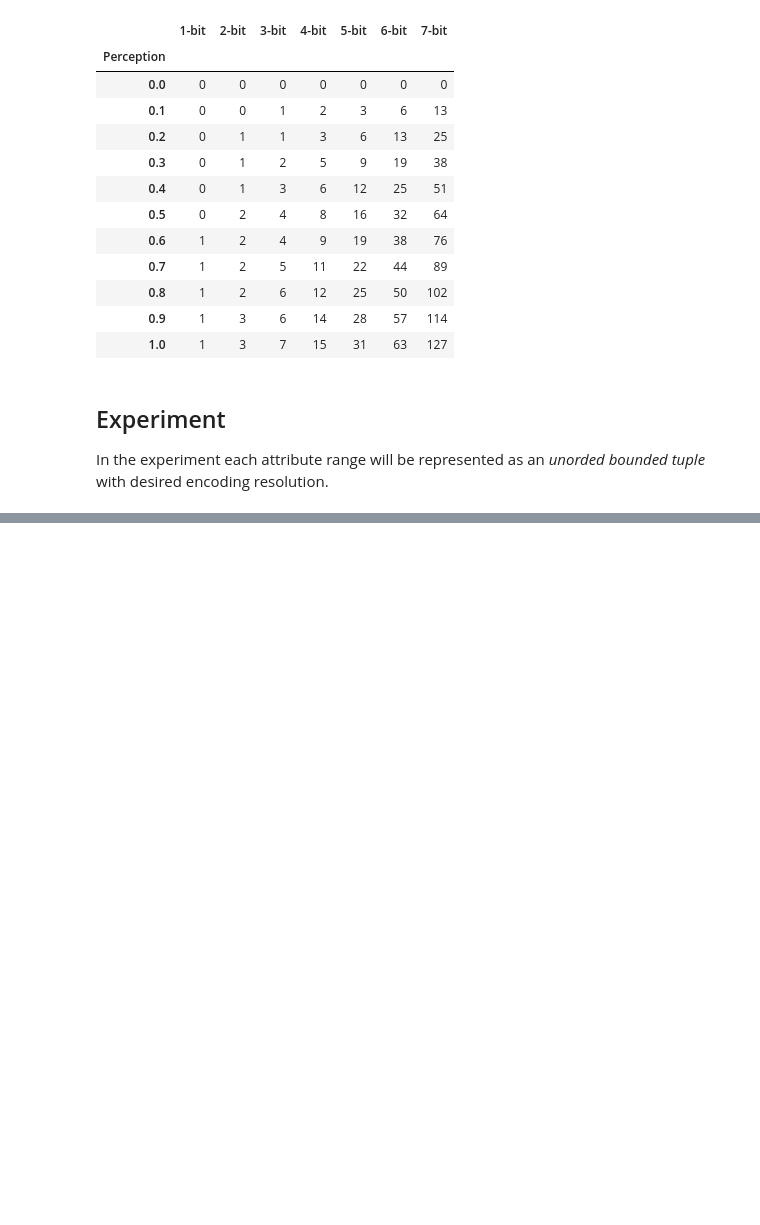
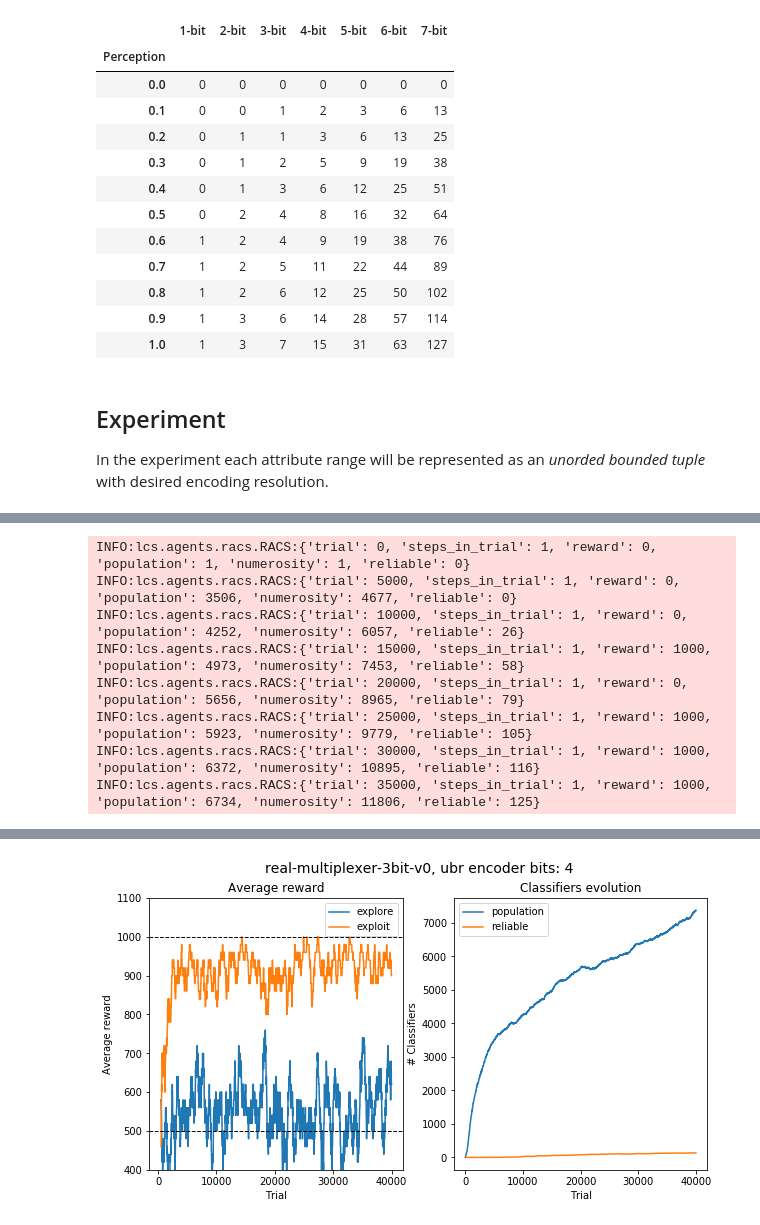
Before and after one commit to ParrotPrediction/pyalcs, a Jupyter notebook: docs/source/notebooks/rACS in Real-Multiplexer.ipynb, the cells around one changed output, grey strips where cells are left out. Drawn from its saved outputs; the diff is of its cells as text; code cells hidden in the pictures; blank space fills up the shorter version.

```diff
--- a/docs/source/notebooks/rACS in Real-Multiplexer.ipynb
+++ b/docs/source/notebooks/rACS in Real-Multiplexer.ipynb
@@ -186,0 +217,12 @@ plt.show()
+# %%
+%%time
+evaluate(rmpx, encoder_bits=4, trials=40_000)
+# %% [output]
+INFO:lcs.agents.racs.RACS:{'trial': 0, 'steps_in_trial': 1, 'reward': 0, 'population': 1, 'numerosity': 1, 'reliable': 0}
+INFO:lcs.agents.racs.RACS:{'trial': 5000, 'steps_in_trial': 1, 'reward': 0, 'population': 3506, 'numerosity': 4677, 'reliable': 0}
+INFO:lcs.agents.racs.RACS:{'trial': 10000, 'steps_in_trial': 1, 'reward': 0, 'population': 4252, 'numerosity': 6057, 'reliable': 26}
+INFO:lcs.agents.racs.RACS:{'trial': 15000, 'steps_in_trial': 1, 'reward': 1000, 'population': 4973, 'numerosity': 7453, 'reliable': 58}
+INFO:lcs.agents.racs.RACS:{'trial': 20000, 'steps_in_trial': 1, 'reward': 0, 'population': 5656, 'numerosity': 8965, 'reliable': 79}
+INFO:lcs.agents.racs.RACS:{'trial': 25000, 'steps_in_trial': 1, 'reward': 1000, 'population': 5923, 'numerosity': 9779, 'reliable': 105}
+INFO:lcs.agents.racs.RACS:{'trial': 30000, 'steps_in_trial': 1, 'reward': 1000, 'population': 6372, 'numerosity': 10895, 'reliable': 116}
+INFO:lcs.agents.racs.RACS:{'trial': 35000, 'steps_in_trial': 1, 'reward': 1000, 'population': 6734, 'numerosity': 11806, 'reliable': 125}
@@ -186,0 +231 @@ plt.show()
+[figure, added]
```
Also changed, not shown: parts of 25 cells of this notebook, 9 other files.
